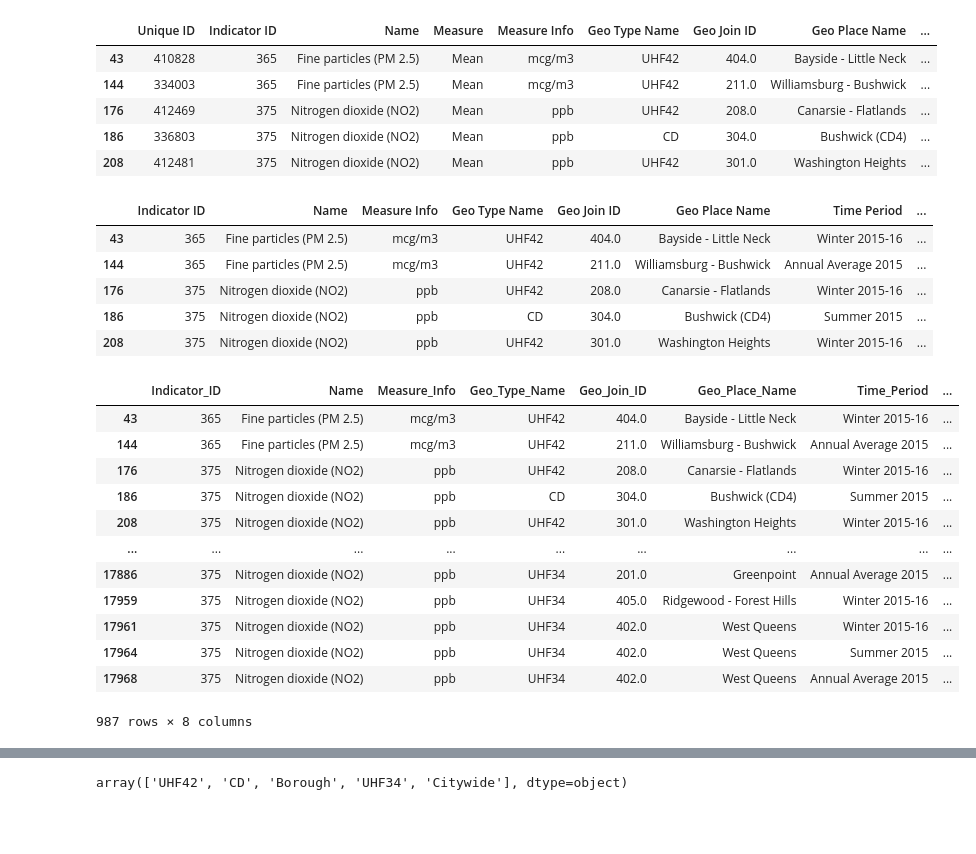
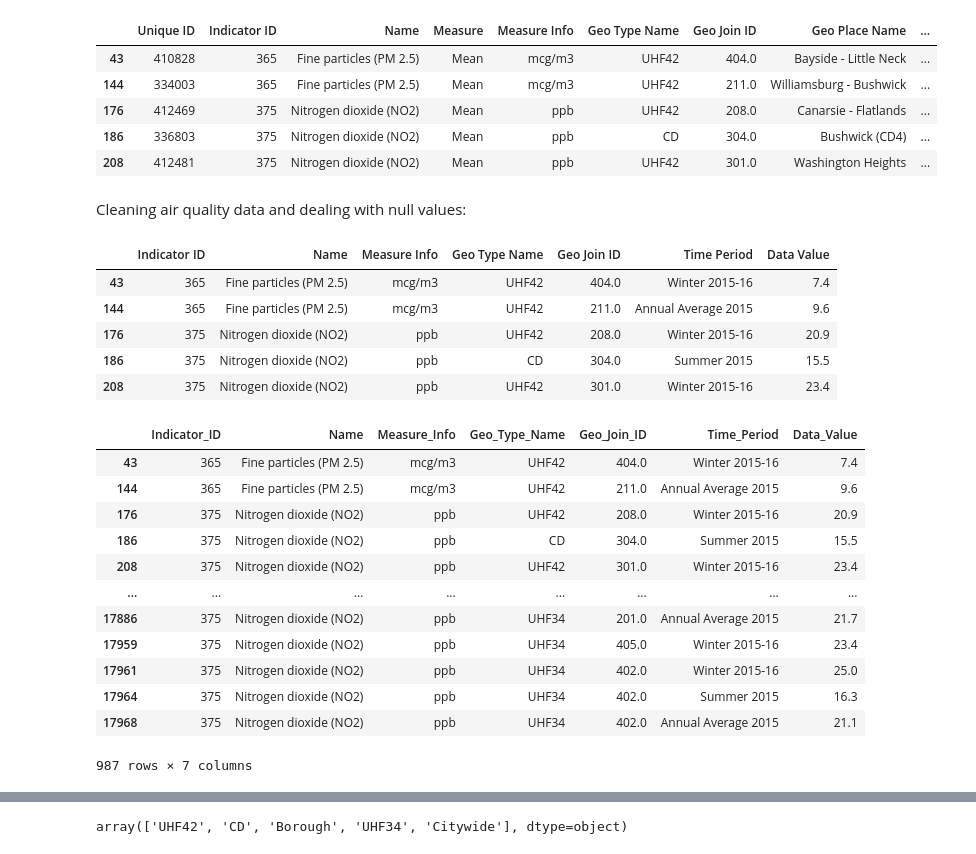
Before and after one commit to Angela-Rene/Trees_in_NYC, a Jupyter notebook: main_notebook.ipynb, the cells around one changed output, grey strips where cells are left out. Saved outputs shown, nothing was run; the diff lists cells and outputs as text; code cells hidden in the pictures; blank space fills up the shorter version.

Commit message:
adding markdown to main_notebook for cleaning of both data sets

```diff
--- a/main_notebook.ipynb
+++ b/main_notebook.ipynb
@@ -205,32 +225,36 @@ air_df_2015.head()
 | 176 | 412469 | 375 | Nitrogen dioxide (NO2) | Mean | ppb | UHF42 | 208.0 | Canarsie - Flatlands | ... |
 | 186 | 336803 | 375 | Nitrogen dioxide (NO2) | Mean | ppb | CD | 304.0 | Bushwick (CD4) | ... |
 | 208 | 412481 | 375 | Nitrogen dioxide (NO2) | Mean | ppb | UHF42 | 301.0 | Washington Heights | ... |
+# %% [markdown]
+Cleaning air quality data and dealing with null values:
 # %%
-air_2015_df = air_df_2015.drop(["Measure", "Start_Date", "Message", "Unique ID"], axis=1)
+#dropping unneeded columns:
+air_2015_df = air_df_2015.drop(["Measure", "Start_Date", "Message", "Unique ID", "Geo Place Name"], axis=1)
 air_2015_df.head()
 # %% [output]
-|  | Indicator ID | Name | Measure Info | Geo Type Name | Geo Join ID | Geo Place Name | Time Period | ... |
-| 43 | 365 | Fine particles (PM 2.5) | mcg/m3 | UHF42 | 404.0 | Bayside - Little Neck | Winter 2015-16 | ... |
-| 144 | 365 | Fine particles (PM 2.5) | mcg/m3 | UHF42 | 211.0 | Williamsburg - Bushwick | Annual Average 2015 | ... |
-| 176 | 375 | Nitrogen dioxide (NO2) | ppb | UHF42 | 208.0 | Canarsie - Flatlands | Winter 2015-16 | ... |
-| 186 | 375 | Nitrogen dioxide (NO2) | ppb | CD | 304.0 | Bushwick (CD4) | Summer 2015 | ... |
-| 208 | 375 | Nitrogen dioxide (NO2) | ppb | UHF42 | 301.0 | Washington Heights | Winter 2015-16 | ... |
+|  | Indicator ID | Name | Measure Info | Geo Type Name | Geo Join ID | Time Period | Data Value |
+| 43 | 365 | Fine particles (PM 2.5) | mcg/m3 | UHF42 | 404.0 | Winter 2015-16 | 7.4 |
+| 144 | 365 | Fine particles (PM 2.5) | mcg/m3 | UHF42 | 211.0 | Annual Average 2015 | 9.6 |
+| 176 | 375 | Nitrogen dioxide (NO2) | ppb | UHF42 | 208.0 | Winter 2015-16 | 20.9 |
+| 186 | 375 | Nitrogen dioxide (NO2) | ppb | CD | 304.0 | Summer 2015 | 15.5 |
+| 208 | 375 | Nitrogen dioxide (NO2) | ppb | UHF42 | 301.0 | Winter 2015-16 | 23.4 |
 # %%
+#renaming columns:
 air_2015_df = air_2015_df.rename(columns={"Indicator ID": "Indicator_ID", "Measure Info": "Measure_Info", "Geo Type Name": "Geo_Type_Name",
-                                          "Geo Join ID": "Geo_Join_ID", "Geo Place Name": "Geo_Place_Name", "Time Period": "Time_Period", "Data Value": "Data_Value"})
+                                          "Geo Join ID": "Geo_Join_ID", "Time Period": "Time_Period", "Data Value": "Data_Value"})
 air_2015_df
 # %% [output]
-|  | Indicator_ID | Name | Measure_Info | Geo_Type_Name | Geo_Join_ID | Geo_Place_Name | Time_Period | ... |
-| 43 | 365 | Fine particles (PM 2.5) | mcg/m3 | UHF42 | 404.0 | Bayside - Little Neck | Winter 2015-16 | ... |
-| 144 | 365 | Fine particles (PM 2.5) | mcg/m3 | UHF42 | 211.0 | Williamsburg - Bushwick | Annual Average 2015 | ... |
-| 176 | 375 | Nitrogen dioxide (NO2) | ppb | UHF42 | 208.0 | Canarsie - Flatlands | Winter 2015-16 | ... |
-| 186 | 375 | Nitrogen dioxide (NO2) | ppb | CD | 304.0 | Bushwick (CD4) | Summer 2015 | ... |
-| 208 | 375 | Nitrogen dioxide (NO2) | ppb | UHF42 | 301.0 | Washington Heights | Winter 2015-16 | ... |
-| ... | ... | ... | ... | ... | ... | ... | ... | ... |
-| 17886 | 375 | Nitrogen dioxide (NO2) | ppb | UHF34 | 201.0 | Greenpoint | Annual Average 2015 | ... |
-| 17959 | 375 | Nitrogen dioxide (NO2) | ppb | UHF34 | 405.0 | Ridgewood - Forest Hills | Winter 2015-16 | ... |
-| 17961 | 375 | Nitrogen dioxide (NO2) | ppb | UHF34 | 402.0 | West Queens | Winter 2015-16 | ... |
-| 17964 | 375 | Nitrogen dioxide (NO2) | ppb | UHF34 | 402.0 | West Queens | Summer 2015 | ... |
-| 17968 | 375 | Nitrogen dioxide (NO2) | ppb | UHF34 | 402.0 | West Queens | Annual Average 2015 | ... |
+|  | Indicator_ID | Name | Measure_Info | Geo_Type_Name | Geo_Join_ID | Time_Period | Data_Value |
+| 43 | 365 | Fine particles (PM 2.5) | mcg/m3 | UHF42 | 404.0 | Winter 2015-16 | 7.4 |
+| 144 | 365 | Fine particles (PM 2.5) | mcg/m3 | UHF42 | 211.0 | Annual Average 2015 | 9.6 |
+| 176 | 375 | Nitrogen dioxide (NO2) | ppb | UHF42 | 208.0 | Winter 2015-16 | 20.9 |
+| 186 | 375 | Nitrogen dioxide (NO2) | ppb | CD | 304.0 | Summer 2015 | 15.5 |
+| 208 | 375 | Nitrogen dioxide (NO2) | ppb | UHF42 | 301.0 | Winter 2015-16 | 23.4 |
+| ... | ... | ... | ... | ... | ... | ... | ... |
+| 17886 | 375 | Nitrogen dioxide (NO2) | ppb | UHF34 | 201.0 | Annual Average 2015 | 21.7 |
+| 17959 | 375 | Nitrogen dioxide (NO2) | ppb | UHF34 | 405.0 | Winter 2015-16 | 23.4 |
+| 17961 | 375 | Nitrogen dioxide (NO2) | ppb | UHF34 | 402.0 | Winter 2015-16 | 25.0 |
+| 17964 | 375 | Nitrogen dioxide (NO2) | ppb | UHF34 | 402.0 | Summer 2015 | 16.3 |
+| 17968 | 375 | Nitrogen dioxide (NO2) | ppb | UHF34 | 402.0 | Annual Average 2015 | 21.1 |
-987 rows × 8 columns
+987 rows × 7 columns
 # %%
```
Also changed, not shown: parts of 27 cells of this notebook, 1 other file.
